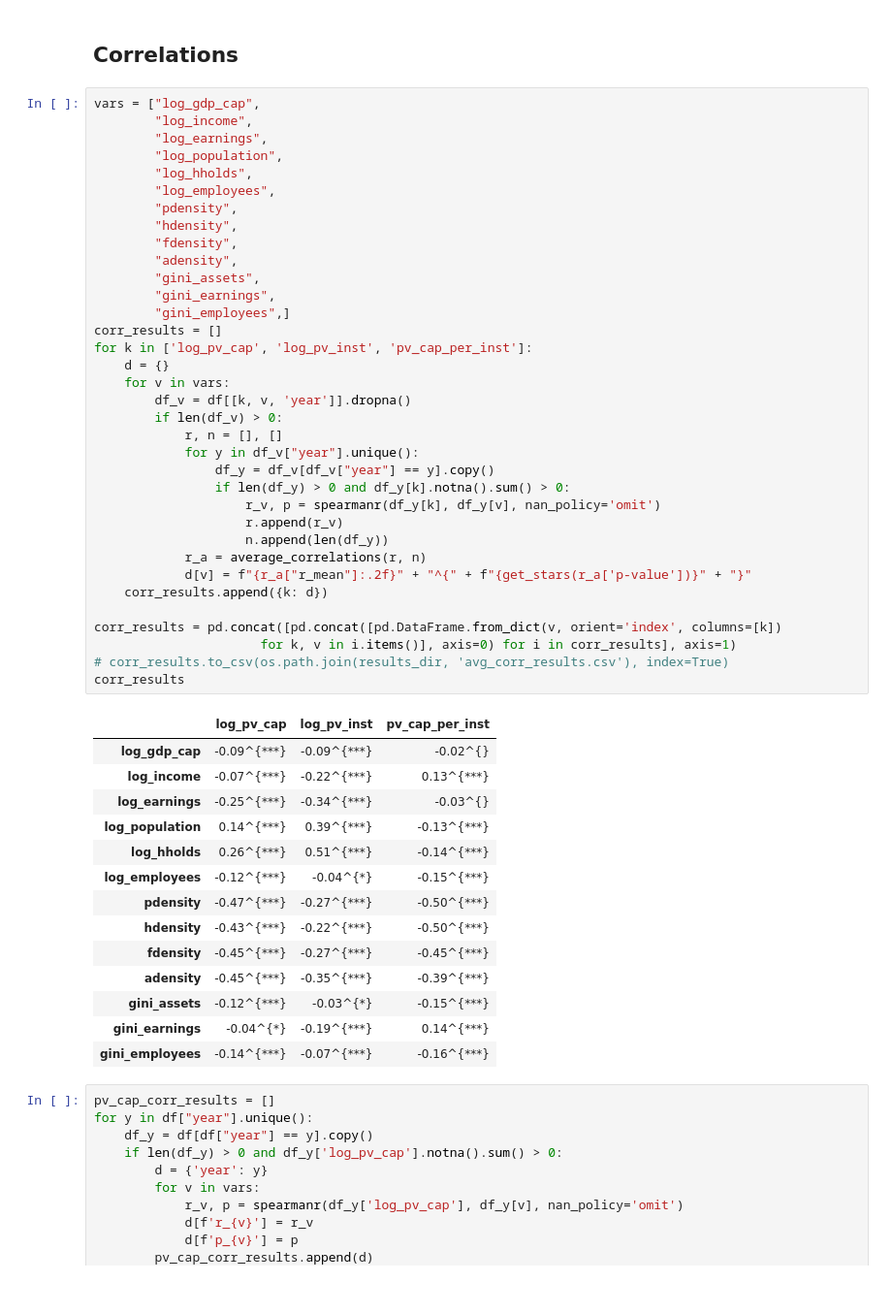
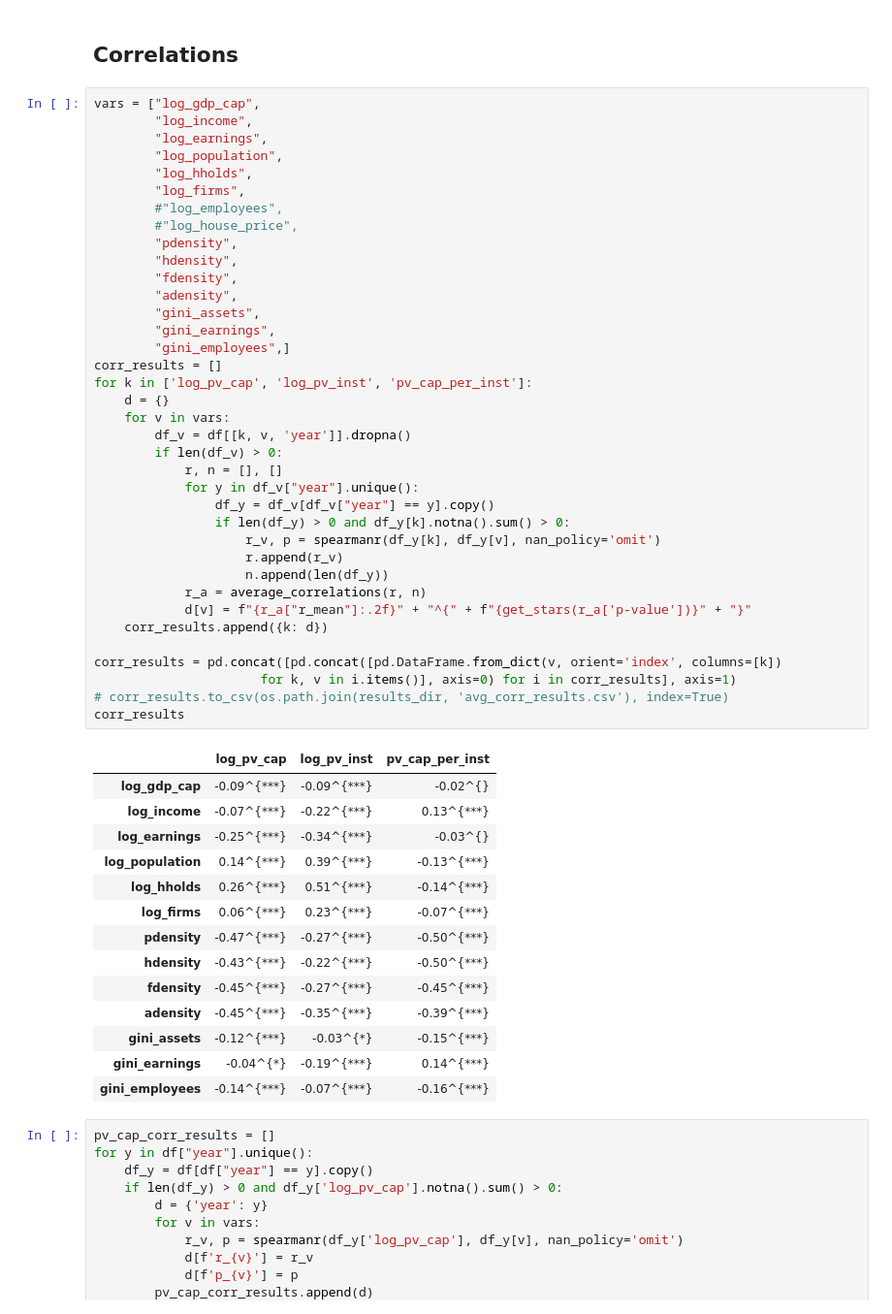
Before and after one commit to Ellariel/uktest, a Jupyter notebook: analysis.ipynb, the cells around one changed output. Shown at 97% size. Drawn from its saved outputs; the diff is of its cells as text.

```diff
--- a/analysis.ipynb
+++ b/analysis.ipynb
@@ -342,7 +342,9 @@ vars = ["log_gdp_cap",
         "log_earnings",
         "log_population",
         "log_hholds",
-        "log_employees",
+        "log_firms",
+        #"log_employees",
+        #"log_house_price",
         "pdensity",
         "hdensity",
         "fdensity",
@@ -351,34 +353,34 @@ vars = ["log_gdp_cap",
         "gini_earnings",
         "gini_employees",]
 corr_results = []
 for k in ['log_pv_cap', 'log_pv_inst', 'pv_cap_per_inst']:
     d = {}
     for v in vars:
         df_v = df[[k, v, 'year']].dropna()
         if len(df_v) > 0:
             r, n = [], []
             for y in df_v["year"].unique():
                 df_y = df_v[df_v["year"] == y].copy()
                 if len(df_y) > 0 and df_y[k].notna().sum() > 0:
                     r_v, p = spearmanr(df_y[k], df_y[v], nan_policy='omit')
                     r.append(r_v)
                     n.append(len(df_y))
             r_a = average_correlations(r, n)
             d[v] = f"{r_a["r_mean"]:.2f}" + "^{" + f"{get_stars(r_a['p-value'])}" + "}"
     corr_results.append({k: d})
 
 corr_results = pd.concat([pd.concat([pd.DataFrame.from_dict(v, orient='index', columns=[k])
                       for k, v in i.items()], axis=0) for i in corr_results], axis=1)
 # corr_results.to_csv(os.path.join(results_dir, 'avg_corr_results.csv'), index=True)
 corr_results
 # %% [output]
 |  | log_pv_cap | log_pv_inst | pv_cap_per_inst |
 | log_gdp_cap | -0.09^{***} | -0.09^{***} | -0.02^{} |
 | log_income | -0.07^{***} | -0.22^{***} | 0.13^{***} |
 | log_earnings | -0.25^{***} | -0.34^{***} | -0.03^{} |
 | log_population | 0.14^{***} | 0.39^{***} | -0.13^{***} |
 | log_hholds | 0.26^{***} | 0.51^{***} | -0.14^{***} |
-| log_employees | -0.12^{***} | -0.04^{*} | -0.15^{***} |
+| log_firms | 0.06^{***} | 0.23^{***} | -0.07^{***} |
 | pdensity | -0.47^{***} | -0.27^{***} | -0.50^{***} |
 | hdensity | -0.43^{***} | -0.22^{***} | -0.50^{***} |
 | fdensity | -0.45^{***} | -0.27^{***} | -0.45^{***} |
```
Also changed, not shown: parts of 4 cells of this notebook, 5 other files.
